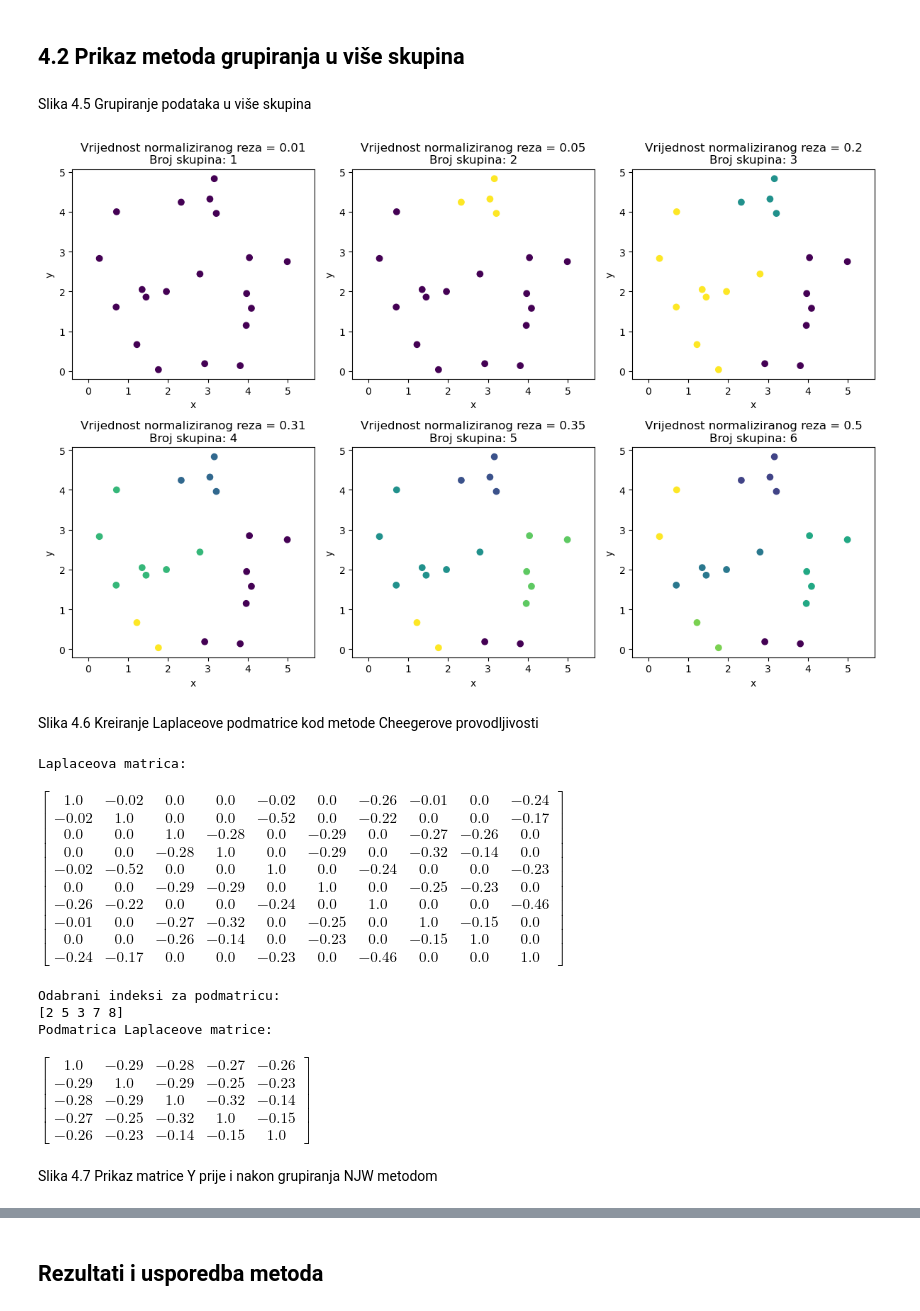
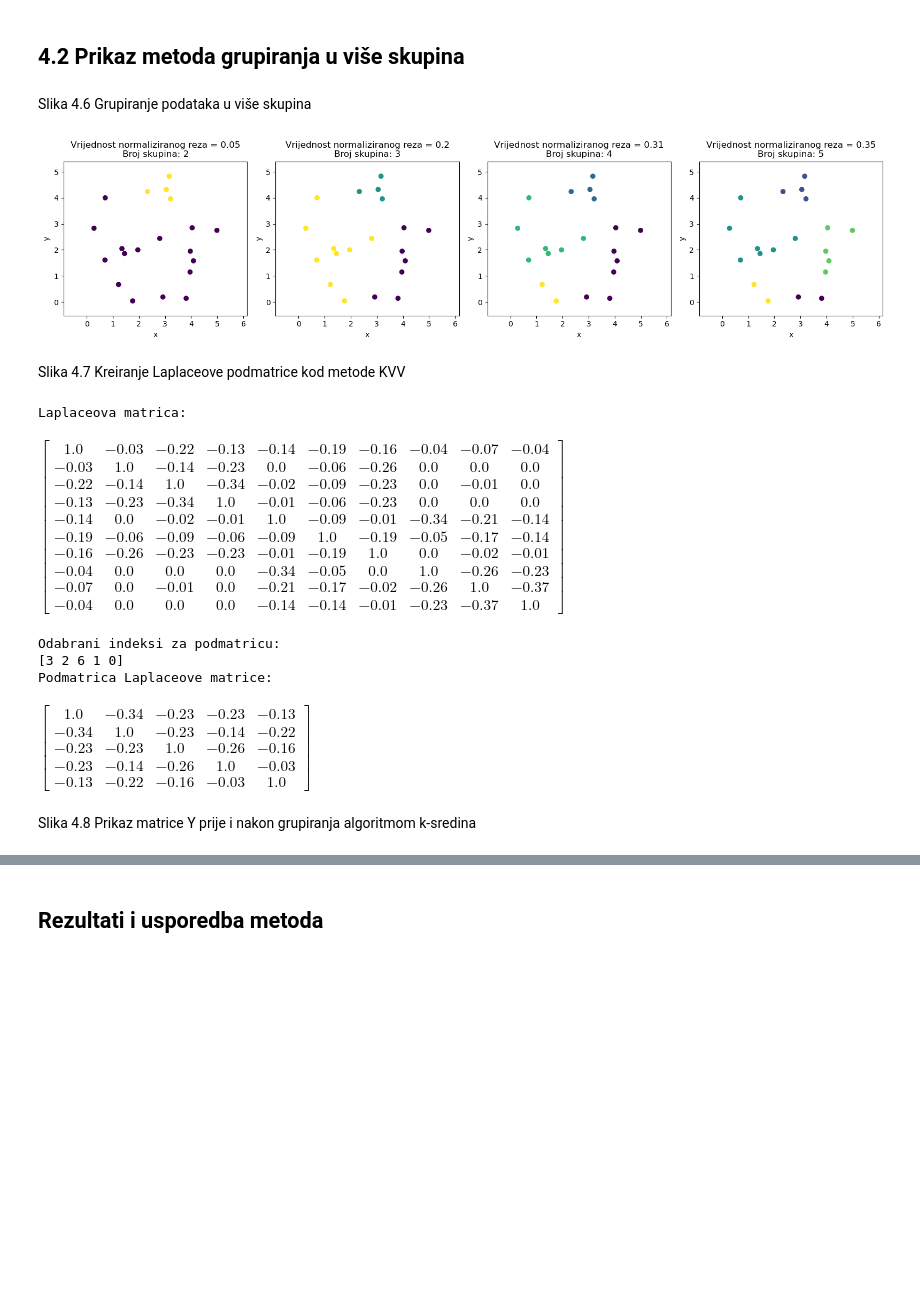
Before and after one commit to antoniamstr1/diplomski_rad, a Jupyter notebook: Spektralno_grupiranje.ipynb, the cells around one changed output, grey strips where cells are left out. Drawn from its saved outputs; the diff is of its cells as text; code cells hidden in the pictures; blank space fills up the shorter version.

```diff
--- a/Spektralno_grupiranje.ipynb
+++ b/Spektralno_grupiranje.ipynb
@@ -187,7 +188,7 @@ total_plots = len(clusterer.cluster_history)
 
 cols = 2
 rows = math.ceil(total_plots / cols)
-fig, axes = plt.subplots(rows, cols, figsize=(4 * cols, 4 * rows))
+fig, axes = plt.subplots(rows, cols, figsize=(4 * cols, 3 * rows))
 axes = np.array(axes).reshape(-1)
 
 for i in range(len(axes)):
@@ -211,7 +212,7 @@ for i in range(len(axes)):
     else:
         ax.set_title(f"Iteracija {i}")
     ax.grid(True)
-    ax.set_aspect('equal')
+    ax.set_aspect(0.5)
     ax.set_xlabel("x")
     ax.set_ylabel("y")
 
@@ -562,10 +576,23 @@ Slika 4.4 Prikaz grupiranih podataka korištenjem metode Cheegerove provodljivos
+# %%
+data_10_points_2 = np.array([
+    [0.48, -0.36],
+    [1.39, 0.37],
+    [0.99, -0.33],
+    [1.21, -0.25],
+    [-0.25, -0.45],
+    [0.35, 0.20],
+    [0.90, 0.11],
+    [-0.60, -0.24],
+    [-0.27, 0.12],
+    [-0.38, 0.31]
+])
 # %%
 model_kvv = SpectralClusteringKVV(
     sigma_X=0.5,
-    cheeger_cond_max=0.42,
+    cheeger_cond_max=0.465,
     adjustion="kvv_mult"
 )
-clusters = model_kvv.segment_2d(data_10_points_2)
+clusters = model_kvv.segment(data=data_10_points_2, mode='points', similarity_type='gauss')
 
 """ Fiedlerov vektor """
 print('Fiedlerov vektor:\n')
@@ -575,7 +602,7 @@ display(Matrix(np.round(model_kvv.fiedler_vectors[0], 2)))
 print('Sortirani čvorovi:\n')
 display(np.round(model_kvv.sorted_indexes[0], 2))
 
-""" Vrijednosti reza temeljene na Cheegerovoj provodljivosti """
+""" Vrijednosti reza temeljene na Cheegerovoj vodljivosti """
 print('Vrijednosti reza za Fiedlerov vektor:\n')
 display(Matrix(np.round(model_kvv.all_cheeger_cond_values[0], 3)))
 
@@ -596,47 +623,47 @@ $\displaystyle \left[\begin{matrix}1.0\\0.661\\0.465\\0.288\\0.216\\0.229\\0.426
 # %% [markdown]
 ## 4.2 Prikaz metoda grupiranja u više skupina
 # %% [markdown]
-Slika 4.5 Grupiranje podataka u više skupina
+Slika 4.6 Grupiranje podataka u više skupina
 # %%
 """ nasumično određeni podatci """
 points = np.array([[3.97, 1.95], [2.33, 4.24], [2.92, 0.19], [1.45, 1.86], [4.04, 2.85], [1.96, 2.], [1.35, 2.05], [2.8,  2.44],
                    [4.99, 2.75], [3.81, 0.14], [3.96, 1.15], [1.76, 0.04], [
                        3.21, 3.96], [3.05, 4.32], [0.28, 2.83],
                    [4.09, 1.58], [0.71, 4.], [0.7,  1.61], [1.22, 0.67], [3.16, 4.83]])
-ncut_values = [0.01, 0.05, 0.2, 0.31, 0.35, 0.5]
+ncut_values = [ 0.05, 0.2, 0.31, 0.35]
 
 """ vizualizacija rezultata normaliziranog reza za više skupina """
-n_cols = 3
-n_rows = 2
+n_cols = 4
+n_rows = 1
 plt.figure(figsize=(4 * n_cols, 4 * n_rows))
 
 for i, ncut in enumerate(ncut_values):
     """ model grupiranja """
     model = SpectralClusteringSM(
         sigma_X=0.5,
         ncut_max=ncut
     )
-    clusters = model.segment_2d(points)
+    clusters = model.segment(data=points, mode='points', similarity_type='gauss')
 
     plt.subplot(n_rows, n_cols, i+1)
     plt.scatter(points[:, 0], points[:, 1], c=clusters, cmap='viridis')
     plt.title(
         f'Vrijednost normaliziranog reza = {np.round(ncut, 2)}\nBroj skupina: {len(np.unique(clusters))}')
     plt.axis('equal')
     plt.gca().set_xlabel('x')
     plt.gca().set_ylabel('y')
 
 plt.tight_layout()
 plt.show()
 # %% [output]
-[figure, old version]
+[figure, new version]
 # %% [markdown]
-Slika 4.6 Kreiranje Laplaceove podmatrice kod metode Cheegerove provodljivosti
+Slika 4.7 Kreiranje Laplaceove podmatrice kod metode KVV
 # %%
 """model grupiranja"""
 
 model = SpectralClusteringKVV(sigma_X=0.5, cheeger_cond_max=0.3, adjustion="kvv_mult")
-clusters = model.segment_2d(data_10_points_2)
+clusters = model.segment(data=data_10_points_2, mode='points', similarity_type='gauss')
 print("Laplaceova matrica: ")
 display(Matrix(np.round(model.L, 2)))
 
@@ -647,11 +674,11 @@ print("Podmatrica Laplaceove matrice:")
 display(Matrix(np.round(model.L_subs_indices[1][0], 2)))
 # %% [output]
 Laplaceova matrica:
-$\displaystyle \left[\begin{matrix}1.0 & -0.02 & 0.0 & 0.0 & -0.02 & 0.0 & -0.26 & -0.01 & 0.0 & -0.24\\-0.02 & 1.0 & 0.0 & 0.0 & -0.52 & 0.0 & -0.22 & 0.0 & 0.0 & -0.17\\0.0 & 0.0 & 1.0 & -0.28 & 0.0 & -0.29 & 0.0 & -0.27 & -0.26 & 0.0\\0.0 & 0.0 & -0.28 & 1.0 & 0.0 & -0.29 & 0.0 & -0.32 & -0.14 & 0.0\\-0.02 & -0.52 & 0.0 & 0.0 & 1.0 & 0.0 & -0.24 & 0.0 & 0.0 & -0.23\\0.0 & 0.0 & -0.29 & -0.29 & 0.0 & 1.0 & 0.0 & -0.25 & -0.23 & 0.0\\-0.26 & -0.22 & 0.0 & 0.0 & -0.24 & 0.0 & 1.0 & 0.0 & 0.0 & -0.46\\-0.01 & 0.0 & -0.27 & -0.32 & 0.0 & -0.25 & 0.0 & 1.0 & -0.15 & 0.0\\0.0 & 0.0 & -0.26 & -0.14 & 0.0 & -0.23 & 0.0 & -0.15 & 1.0 & 0.0\\-0.24 & -0.17 & 0.0 & 0.0 & -0.23 & 0.0 & -0.46 & 0.0 & 0.0 & 1.0\end{matrix}\right]$
+$\displaystyle \left[\begin{matrix}1.0 & -0.03 & -0.22 & -0.13 & -0.14 & -0.19 & -0.16 & -0.04 & -0.07 & -0.04\\-0.03 & 1.0 & -0.14 & -0.23 & 0.0 & -0.06 & -0.26 & 0.0 & 0.0 & 0.0\\-0.22 & -0.14 & 1.0 & -0.34 & -0.02 & -0.09 & -0.23 & 0.0 & -0.01 & 0.0\\-0.13 & -0.23 & -0.34 & 1.0 & -0.01 & -0.06 & -0.23 & 0.0 & 0.0 & 0.0\\-0.14 & 0.0 & -0.02 & -0.01 & 1.0 & -0.09 & -0.01 & -0.34 & -0.21 & -0.14\\-0.19 & -0.06 & -0.09 & -0.06 & -0.09 & 1.0 & -0.19 & -0.05 & -0.17 & -0.14\\-0.16 & -0.26 & -0.23 & -0.23 & -0.01 & -0.19 & 1.0 & 0.0 & -0.02 & -0.01\\-0.04 & 0.0 & 0.0 & 0.0 & -0.34 & -0.05 & 0.0 & 1.0 & -0.26 & -0.23\\-0.07 & 0.0 & -0.01 & 0.0 & -0.21 & -0.17 & -0.02 & -0.26 & 1.0 & -0.37\\-0.04 & 0.0 & 0.0 & 0.0 & -0.14 & -0.14 & -0.01 & -0.23 & -0.37 & 1.0\end{matrix}\right]$
 Odabrani indeksi za podmatricu:
-[2 5 3 7 8]
+[3 2 6 1 0]
 Podmatrica Laplaceove matrice:
-$\displaystyle \left[\begin{matrix}1.0 & -0.29 & -0.28 & -0.27 & -0.26\\-0.29 & 1.0 & -0.29 & -0.25 & -0.23\\-0.28 & -0.29 & 1.0 & -0.32 & -0.14\\-0.27 & -0.25 & -0.32 & 1.0 & -0.15\\-0.26 & -0.23 & -0.14 & -0.15 & 1.0\end{matrix}\right]$
+$\displaystyle \left[\begin{matrix}1.0 & -0.34 & -0.23 & -0.23 & -0.13\\-0.34 & 1.0 & -0.23 & -0.14 & -0.22\\-0.23 & -0.23 & 1.0 & -0.26 & -0.16\\-0.23 & -0.14 & -0.26 & 1.0 & -0.03\\-0.13 & -0.22 & -0.16 & -0.03 & 1.0\end{matrix}\right]$
 # %% [markdown]
-Slika 4.7 Prikaz matrice Y prije i nakon grupiranja NJW metodom
+Slika 4.8 Prikaz matrice Y prije i nakon grupiranja algoritmom k-sredina
 # %% [markdown]
```
Also changed, not shown: parts of 57 cells of this notebook, 5 other files.
